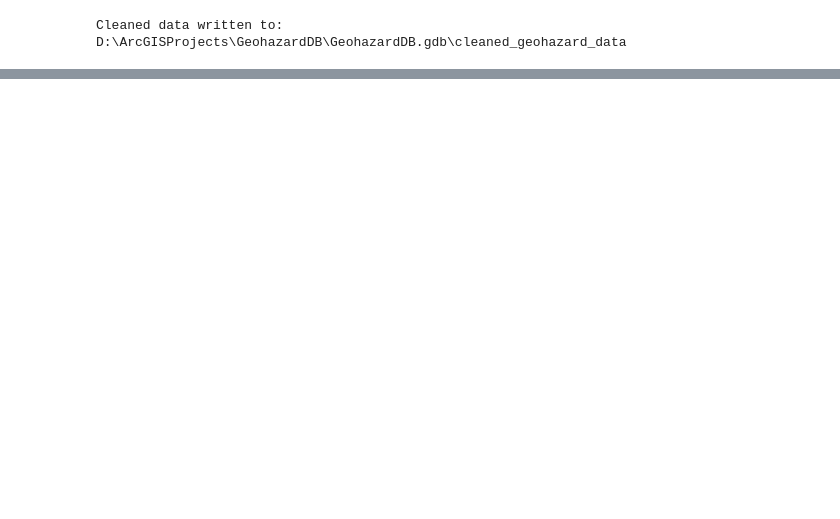
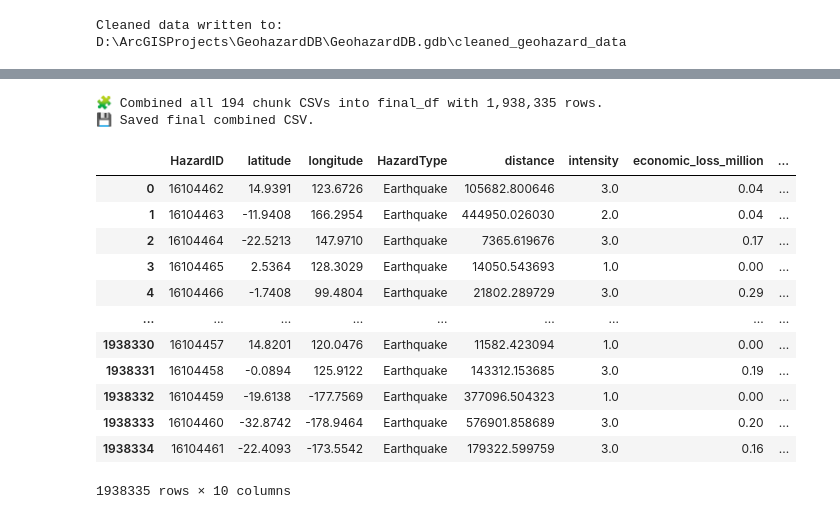
Before and after one commit to redrobbit/ndis, a Jupyter notebook: ArcGIS_Pro_processing/00_DataPreprocessing_1.ipynb, the cells around one changed output, grey strips where cells are left out. Saved outputs shown, nothing was run; the diff lists cells and outputs as text; code cells hidden in the pictures; blank space fills up the shorter version.

```diff
--- a/ArcGIS_Pro_processing/00_DataPreprocessing_1.ipynb
+++ b/ArcGIS_Pro_processing/00_DataPreprocessing_1.ipynb
@@ -1783,0 +3058,26 @@ Table created at: D:\ArcGISProjects\GeohazardDB\GeohazardDB.gdb\unprocessed_data
+# %%
+# Combine all chunk CSVs into a single DataFrame
+chunk_files = [os.path.join(output_dir, f) for f in os.listdir(output_dir) if f.startswith("chunk_") and f.endswith(".csv")]
+final_df = pd.concat([pd.read_csv(f) for f in chunk_files], ignore_index=True)
+print(f"🧩 Combined all {len(chunk_files)} chunk CSVs into final_df with {len(final_df):,} rows.")
+final_df.to_csv(os.path.join(output_dir, "all_chunks_combined.csv"), index=False)
+print("💾 Saved final combined CSV.")
+# %% [output]
+🧩 Combined all 194 chunk CSVs into final_df with 1,938,335 rows.
+💾 Saved final combined CSV.
+# %%
+final_df
+# %% [output]
+|  | HazardID | latitude | longitude | HazardType | distance | intensity | economic_loss_million | ... |
+| 0 | 16104462 | 14.9391 | 123.6726 | Earthquake | 105682.800646 | 3.0 | 0.04 | ... |
+| 1 | 16104463 | -11.9408 | 166.2954 | Earthquake | 444950.026030 | 2.0 | 0.04 | ... |
+| 2 | 16104464 | -22.5213 | 147.9710 | Earthquake | 7365.619676 | 3.0 | 0.17 | ... |
+| 3 | 16104465 | 2.5364 | 128.3029 | Earthquake | 14050.543693 | 1.0 | 0.00 | ... |
+| 4 | 16104466 | -1.7408 | 99.4804 | Earthquake | 21802.289729 | 3.0 | 0.29 | ... |
+| ... | ... | ... | ... | ... | ... | ... | ... | ... |
+| 1938330 | 16104457 | 14.8201 | 120.0476 | Earthquake | 11582.423094 | 1.0 | 0.00 | ... |
+| 1938331 | 16104458 | -0.0894 | 125.9122 | Earthquake | 143312.153685 | 3.0 | 0.19 | ... |
+| 1938332 | 16104459 | -19.6138 | -177.7569 | Earthquake | 377096.504323 | 1.0 | 0.00 | ... |
+| 1938333 | 16104460 | -32.8742 | -178.9464 | Earthquake | 576901.858689 | 3.0 | 0.20 | ... |
+| 1938334 | 16104461 | -22.4093 | -173.5542 | Earthquake | 179322.599759 | 3.0 | 0.16 | ... |
+1938335 rows × 10 columns
```
Also changed, not shown: parts of 98 cells of this notebook.
